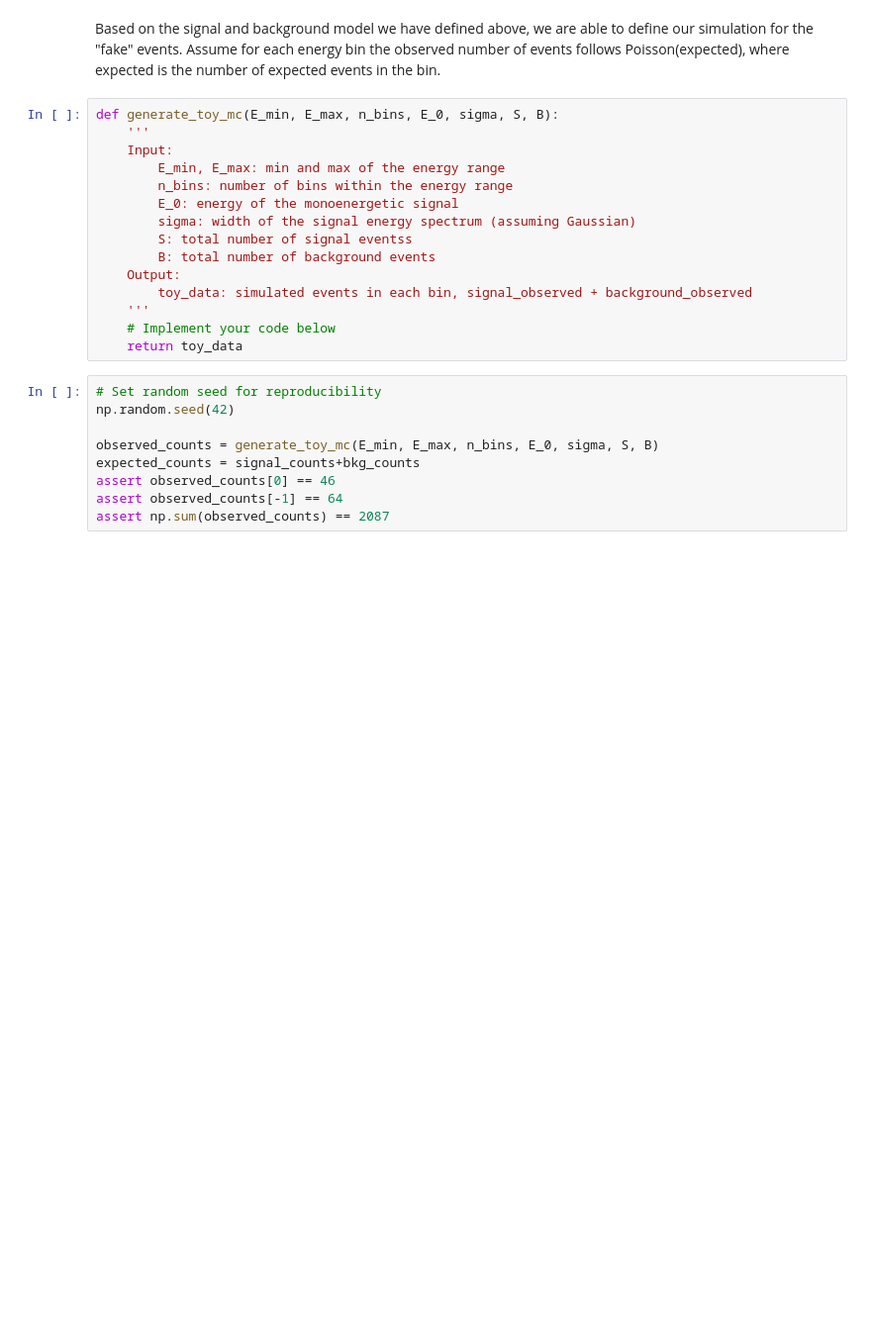
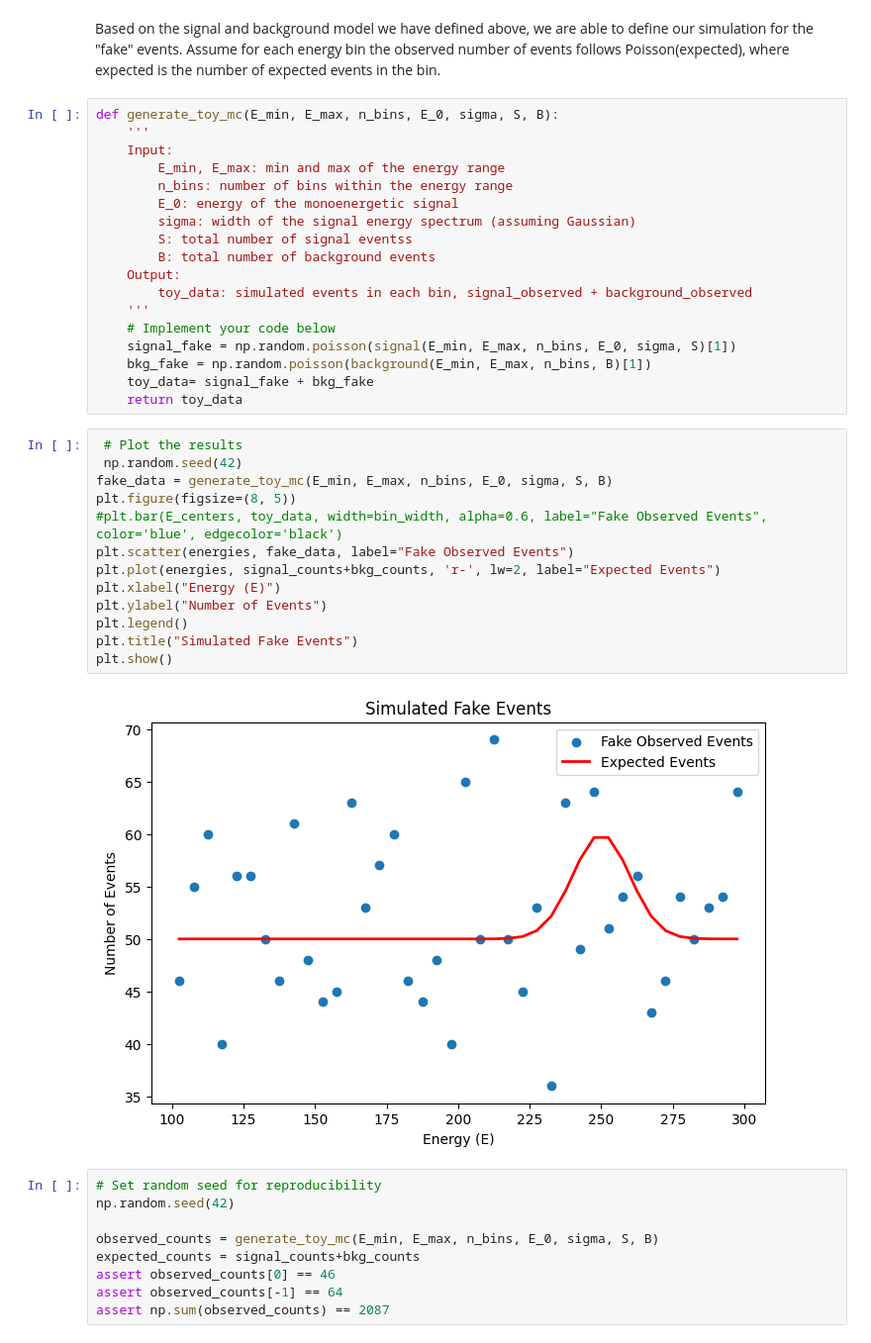
Before and after one commit to jchismar/DSC291, a Jupyter notebook: Homework_05_WI25.ipynb, the cells around one changed output. Shown: that part at 99% size. Cells and saved outputs as stored; diff of their text form; blank space fills up the shorter version.

```diff
--- a/Homework_05_WI25.ipynb
+++ b/Homework_05_WI25.ipynb
@@ -118,7 +151,25 @@ def generate_toy_mc(E_min, E_max, n_bins, E_0, sigma, S, B):
         toy_data: simulated events in each bin, signal_observed + background_observed
     '''
     # Implement your code below
+    signal_fake = np.random.poisson(signal(E_min, E_max, n_bins, E_0, sigma, S)[1])
+    bkg_fake = np.random.poisson(background(E_min, E_max, n_bins, B)[1])
+    toy_data= signal_fake + bkg_fake
     return toy_data
+# %%
+ # Plot the results
+ np.random.seed(42)
+fake_data = generate_toy_mc(E_min, E_max, n_bins, E_0, sigma, S, B)
+plt.figure(figsize=(8, 5))
+#plt.bar(E_centers, toy_data, width=bin_width, alpha=0.6, label="Fake Observed Events", color='blue', edgecolor='black')
+plt.scatter(energies, fake_data, label="Fake Observed Events")
+plt.plot(energies, signal_counts+bkg_counts, 'r-', lw=2, label="Expected Events")
+plt.xlabel("Energy (E)")
+plt.ylabel("Number of Events")
+plt.legend()
+plt.title("Simulated Fake Events")
+plt.show()
+# %% [output]
+[figure, added]
 # %%
 # Set random seed for reproducibility
 np.random.seed(42)
```
Also changed, not shown: parts of 14 cells of this notebook.
